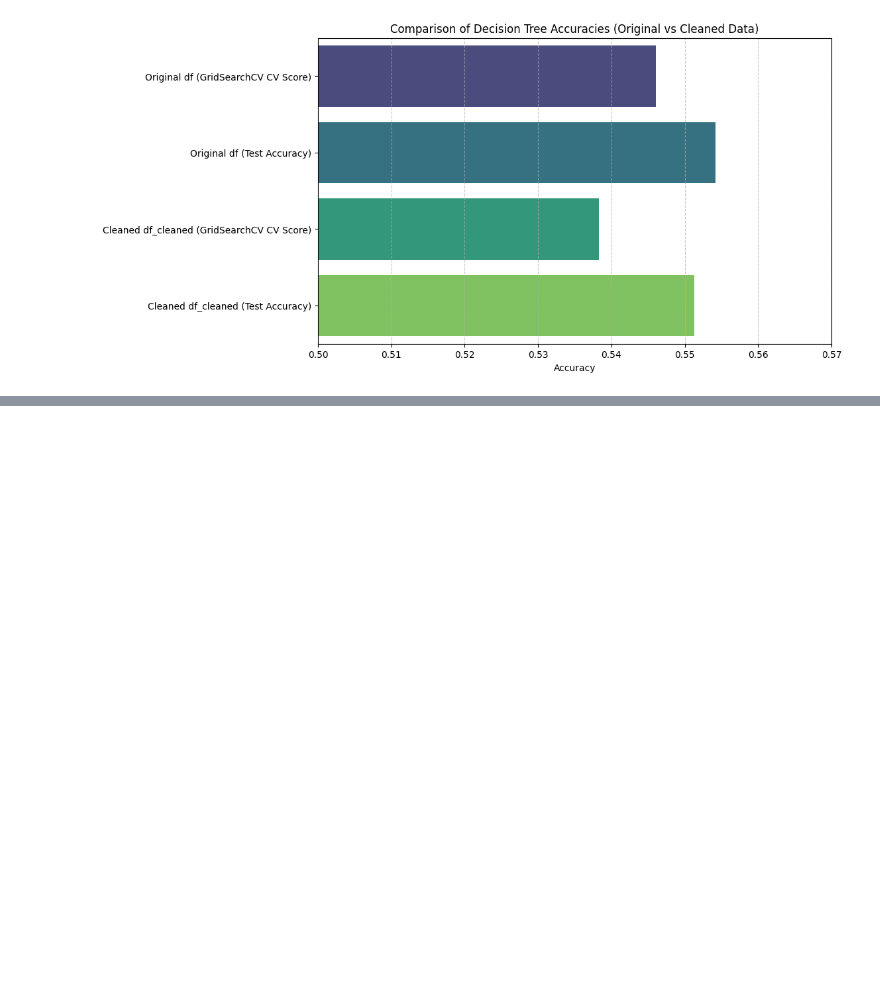
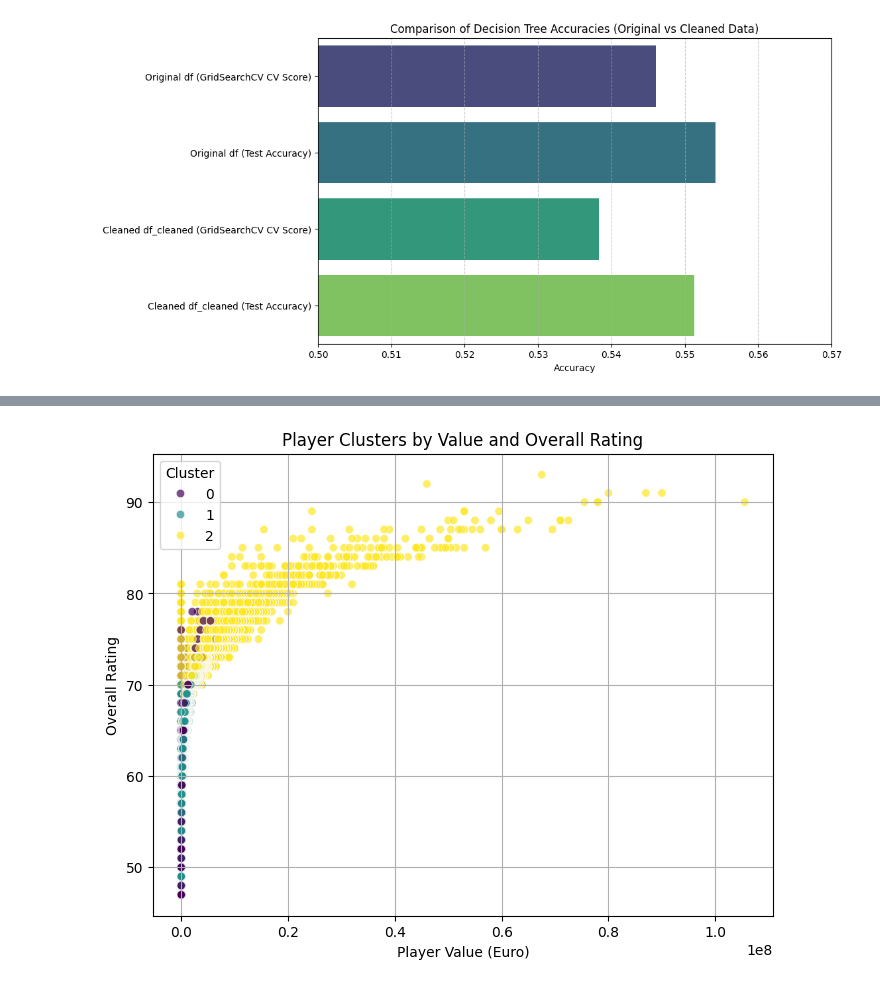
Before and after one commit to sbogde/pandamonium, a Jupyter notebook: dmi_fifa_21.ipynb, the cells around one changed output, grey strips where cells are left out. Cells and saved outputs as stored; diff of their text form; code cells hidden in the pictures; blank space fills up the shorter version.

```diff
--- a/dmi_fifa_21.ipynb
+++ b/dmi_fifa_21.ipynb
@@ -337,0 +377,10 @@ Dataset shape: (18944, 106)
+# %%
+# Apply KMeans with chosen number of clusters
+# After inspecting the Elbow plot, we'll select k=3 (following the football clustering article)
+
+optimal_k = 3
+kmeans_final = KMeans(n_clusters=optimal_k, random_state=42)
+df_cleaned['cluster'] = kmeans_final.fit_predict(X_cluster_scaled)
+
+# Quick check of cluster distribution
+df_cleaned['cluster'].value_counts()
@@ -337,0 +394,20 @@ Dataset shape: (18944, 106)
+# %%
+# Visualise clusters based on two important features
+import seaborn as sns
+
+plt.figure(figsize=(8,6))
+sns.scatterplot(
+    x=df_cleaned['value_eur'],
+    y=df_cleaned['overall'],
+    hue=df_cleaned['cluster'],
+    palette='viridis',
+    alpha=0.7
+)
+plt.title('Player Clusters by Value and Overall Rating')
+plt.xlabel('Player Value (Euro)')
+plt.ylabel('Overall Rating')
+plt.legend(title='Cluster')
+plt.grid(True)
+plt.show()
+# %% [output]
+[figure, added]
```
Also changed, not shown: parts of 4 cells of this notebook.
